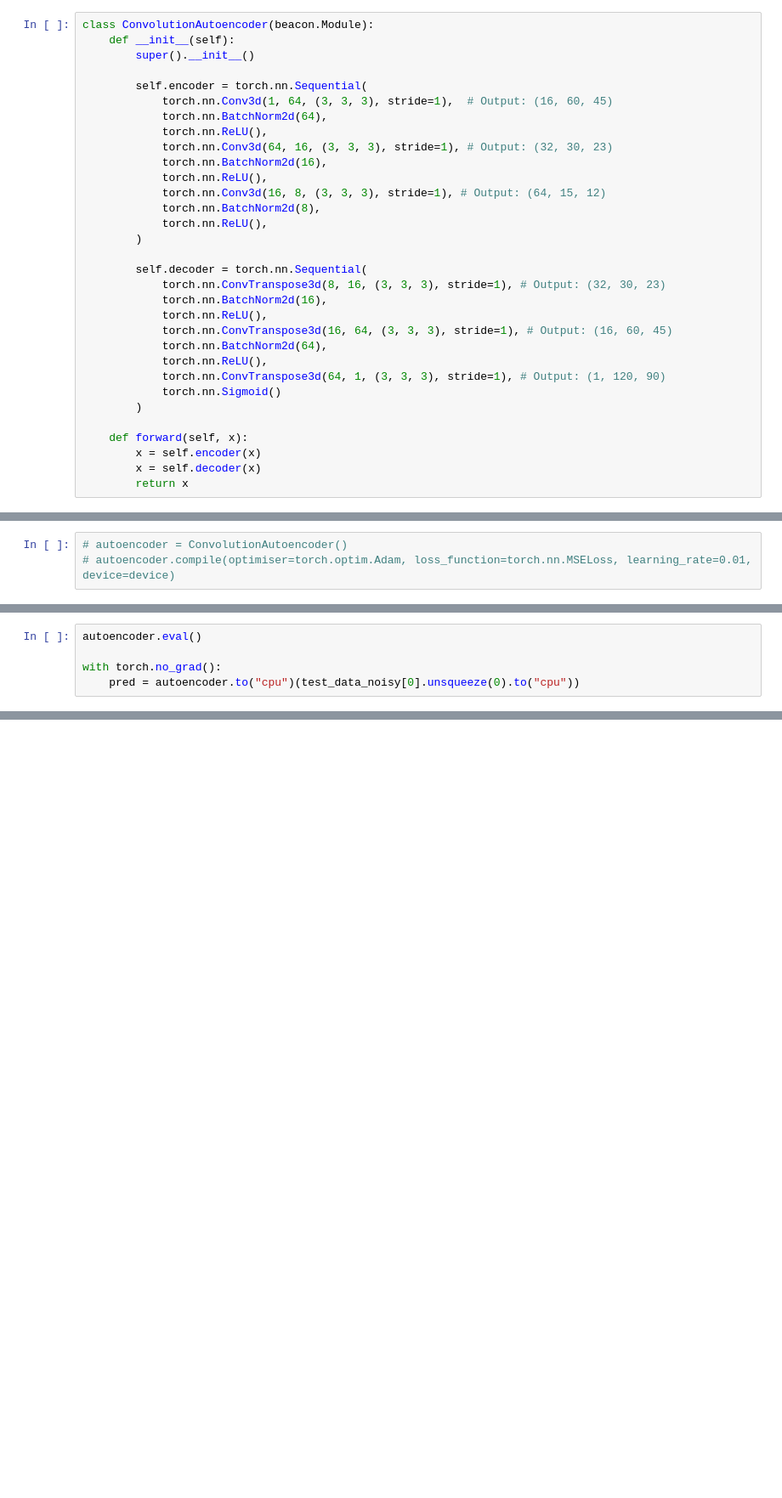
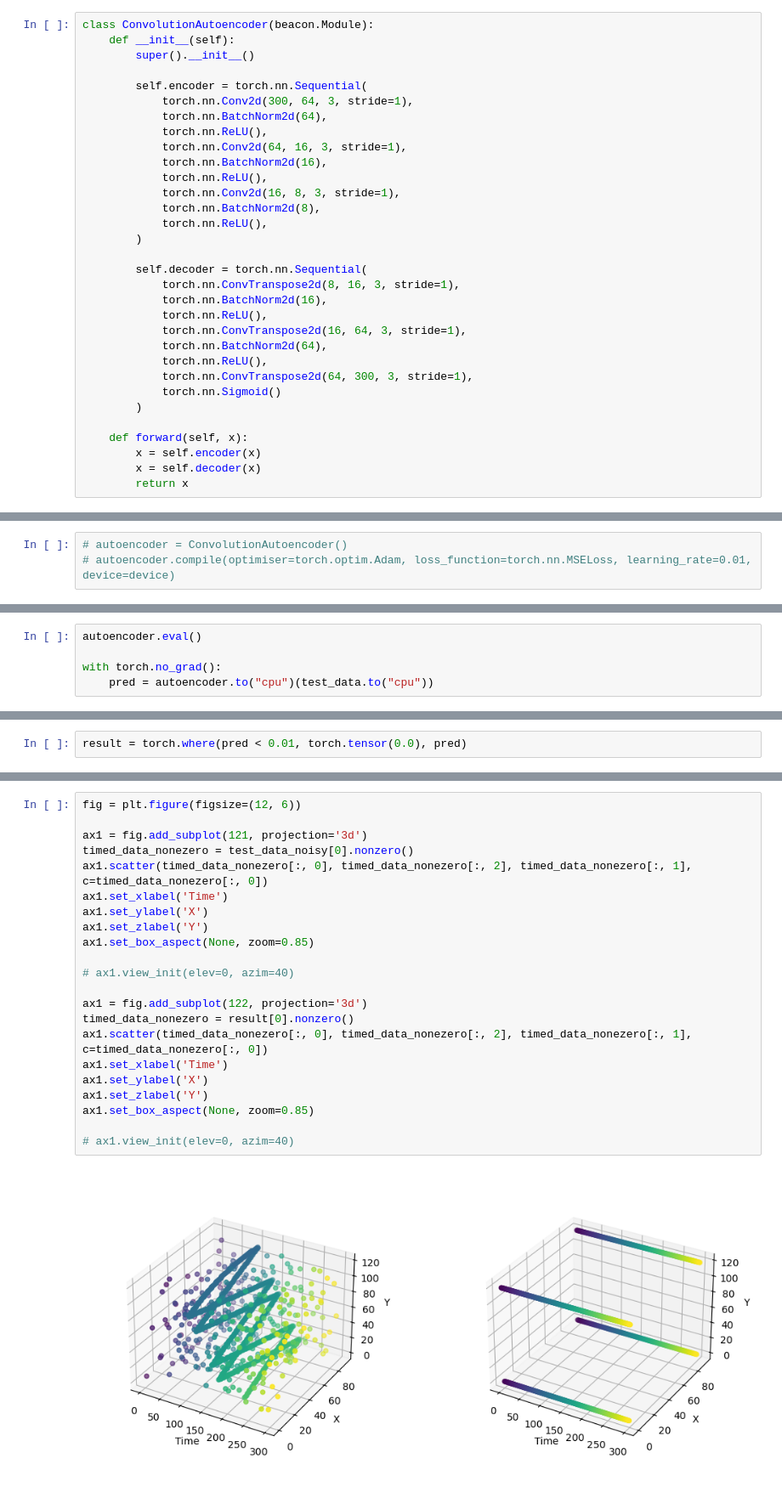
Before and after one commit to Lukelele/ResearchProject, a Jupyter notebook: main3D.ipynb, the cells around one changed output, grey strips where cells are left out. Shown at 85% size. Saved outputs shown, nothing was run; the diff lists cells and outputs as text; blank space fills up the shorter version.

```diff
--- a/main3D.ipynb
+++ b/main3D.ipynb
@@ -39,25 +39,25 @@ class ConvolutionAutoencoder(beacon.Module):
         super().__init__()
 
         self.encoder = torch.nn.Sequential(
-            torch.nn.Conv3d(1, 64, (3, 3, 3), stride=1),  # Output: (16, 60, 45)
+            torch.nn.Conv2d(300, 64, 3, stride=1),
             torch.nn.BatchNorm2d(64),
             torch.nn.ReLU(),
-            torch.nn.Conv3d(64, 16, (3, 3, 3), stride=1), # Output: (32, 30, 23)
+            torch.nn.Conv2d(64, 16, 3, stride=1),
             torch.nn.BatchNorm2d(16),
             torch.nn.ReLU(),
-            torch.nn.Conv3d(16, 8, (3, 3, 3), stride=1), # Output: (64, 15, 12)
+            torch.nn.Conv2d(16, 8, 3, stride=1),
             torch.nn.BatchNorm2d(8),
             torch.nn.ReLU(),
         )
 
         self.decoder = torch.nn.Sequential(
-            torch.nn.ConvTranspose3d(8, 16, (3, 3, 3), stride=1), # Output: (32, 30, 23)
+            torch.nn.ConvTranspose2d(8, 16, 3, stride=1),
             torch.nn.BatchNorm2d(16),
             torch.nn.ReLU(),
-            torch.nn.ConvTranspose3d(16, 64, (3, 3, 3), stride=1), # Output: (16, 60, 45)
+            torch.nn.ConvTranspose2d(16, 64, 3, stride=1),
             torch.nn.BatchNorm2d(64),
             torch.nn.ReLU(),
-            torch.nn.ConvTranspose3d(64, 1, (3, 3, 3), stride=1), # Output: (1, 120, 90)
+            torch.nn.ConvTranspose2d(64, 300, 3, stride=1),
             torch.nn.Sigmoid()
         )
 
@@ -95,4 +107,4 @@ OutOfMemoryError: CUDA out of memory. Tried to allocate 6.04 GiB. GPU
 autoencoder.eval()
 
 with torch.no_grad():
-    pred = autoencoder.to("cpu")(test_data_noisy[0].unsqueeze(0).to("cpu"))
+    pred = autoencoder.to("cpu")(test_data.to("cpu"))
@@ -112,0 +111,2 @@ test = np.array([[1, 2, 3], [4, 5, 6]])
+# %%
+result = torch.where(pred < 0.01, torch.tensor(0.0), pred)
@@ -112,0 +117,24 @@ test = np.array([[1, 2, 3], [4, 5, 6]])
+# %%
+fig = plt.figure(figsize=(12, 6))
+
+ax1 = fig.add_subplot(121, projection='3d')
+timed_data_nonezero = test_data_noisy[0].nonzero()
+ax1.scatter(timed_data_nonezero[:, 0], timed_data_nonezero[:, 2], timed_data_nonezero[:, 1], c=timed_data_nonezero[:, 0])
+ax1.set_xlabel('Time')
+ax1.set_ylabel('X')
+ax1.set_zlabel('Y')
+ax1.set_box_aspect(None, zoom=0.85)
+
+# ax1.view_init(elev=0, azim=40)
+
+ax1 = fig.add_subplot(122, projection='3d')
+timed_data_nonezero = result[0].nonzero()
+ax1.scatter(timed_data_nonezero[:, 0], timed_data_nonezero[:, 2], timed_data_nonezero[:, 1], c=timed_data_nonezero[:, 0])
+ax1.set_xlabel('Time')
+ax1.set_ylabel('X')
+ax1.set_zlabel('Y')
+ax1.set_box_aspect(None, zoom=0.85)
+
+# ax1.view_init(elev=0, azim=40)
+# %% [output]
+[figure, added]
```
Also changed, not shown: parts of 11 cells of this notebook.
